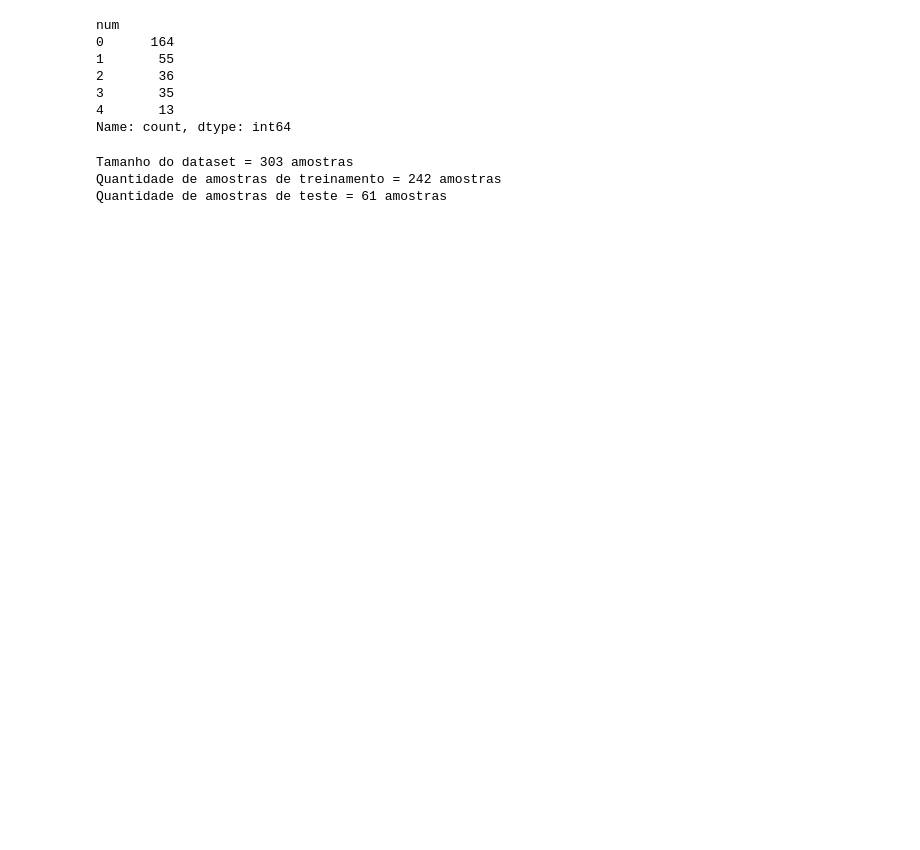
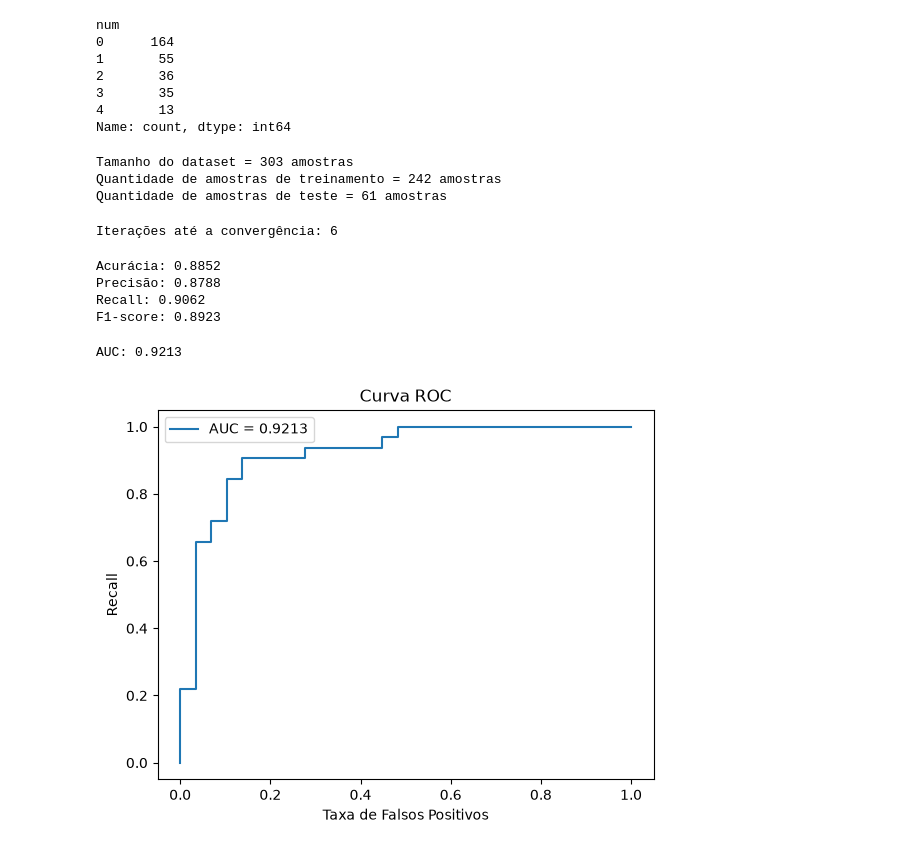
Before and after one commit to mmvbs/intelligent-systems, a Jupyter notebook: questao02.ipynb, the cells around one changed output. Drawn from its saved outputs; the diff is of its cells as text; code cells hidden in the pictures; blank space fills up the shorter version.

Commit message:
feat:LogisticRegression and evaluation

```diff
--- a/questao02.ipynb
+++ b/questao02.ipynb
@@ -113,7 +134,7 @@ Name: count, dtype: int64
 from sklearn.model_selection import train_test_split
 
 X_train, X_test, y_train, y_test = train_test_split(
-  X, y, test_size=0.2, random_state=42
+  X, y_bin, test_size=0.2, random_state=42
 )
 
 print(f"Tamanho do dataset = {X.shape[0]} amostras")
@@ -123,3 +144,48 @@ print(f"Quantidade de amostras de teste = {X_test.shape[0]} amostras")
 Tamanho do dataset = 303 amostras
 Quantidade de amostras de treinamento = 242 amostras
 Quantidade de amostras de teste = 61 amostras
+# %%
+from sklearn.preprocessing import StandardScaler
+
+scaler = StandardScaler()
+X_train_s = scaler.fit_transform(X_train)
+X_test_s = scaler.transform(X_test)
+# %%
+model = LogisticRegression(solver="liblinear", random_state=42, max_iter=1000)
+model.fit(X_train_s, y_train.values.ravel())
+print(f"Iterações até a convergência: {model.n_iter_[0]}")
+# %% [output]
+Iterações até a convergência: 6
+# %%
+from sklearn.metrics import (
+    accuracy_score, precision_score, recall_score, f1_score,
+    roc_auc_score, roc_curve
+)
+y_pred = model.predict(X_test_s)
+y_proba = model.predict_proba(X_test_s)[:, 1]
+
+
+print(f'Acurácia: {accuracy_score(y_test, y_pred):.4f}')
+print(f'Precisão: {precision_score(y_test, y_pred):.4f}')
+print(f'Recall: {recall_score(y_test, y_pred):.4f}')
+print(f'F1-score: {f1_score(y_test, y_pred):.4f}')
+# %% [output]
+Acurácia: 0.8852
+Precisão: 0.8788
+Recall: 0.9062
+F1-score: 0.8923
+# %%
+fpr, tpr, thresholds = roc_curve(y_test, y_proba)
+auc = roc_auc_score(y_test, y_proba)
+
+print(f'AUC: {auc:.4f}')
+
+plt.plot(fpr, tpr, label=f'AUC = {auc:.4f}')
+plt.xlabel('Taxa de Falsos Positivos')
+plt.ylabel('Recall')
+plt.title('Curva ROC')
+plt.legend()
+plt.show()
+# %% [output]
+AUC: 0.9213
+[figure, added]
```
Also changed, not shown: parts of 3 cells of this notebook, 1 other file.
